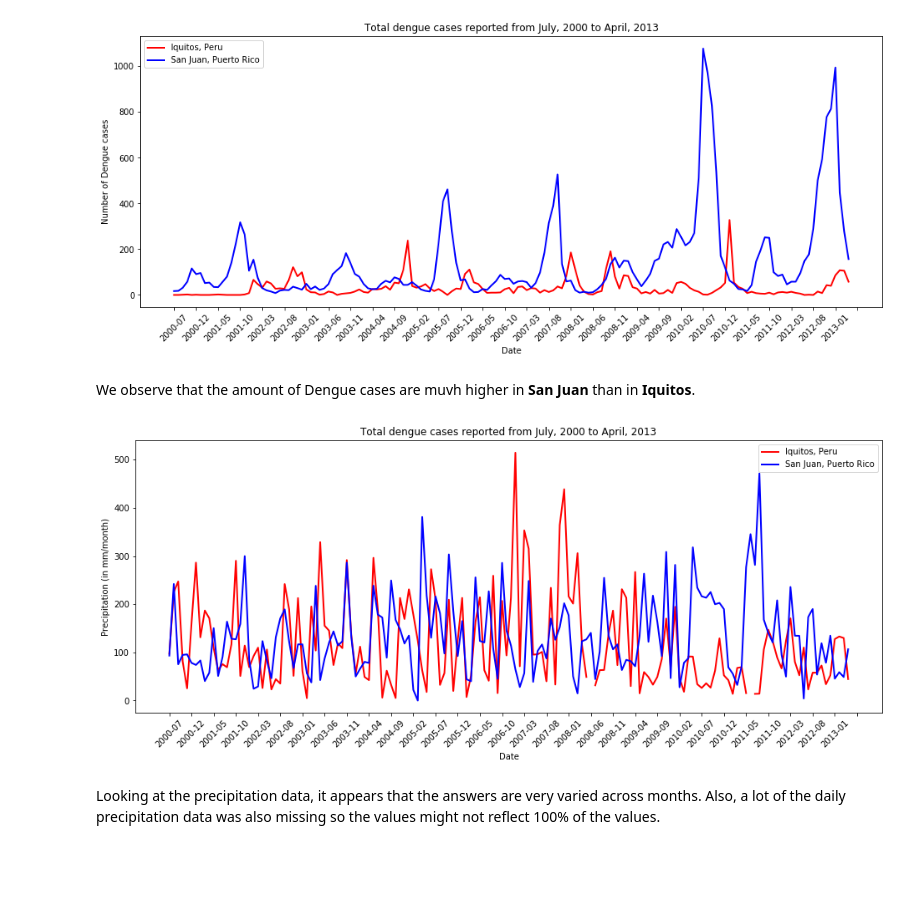
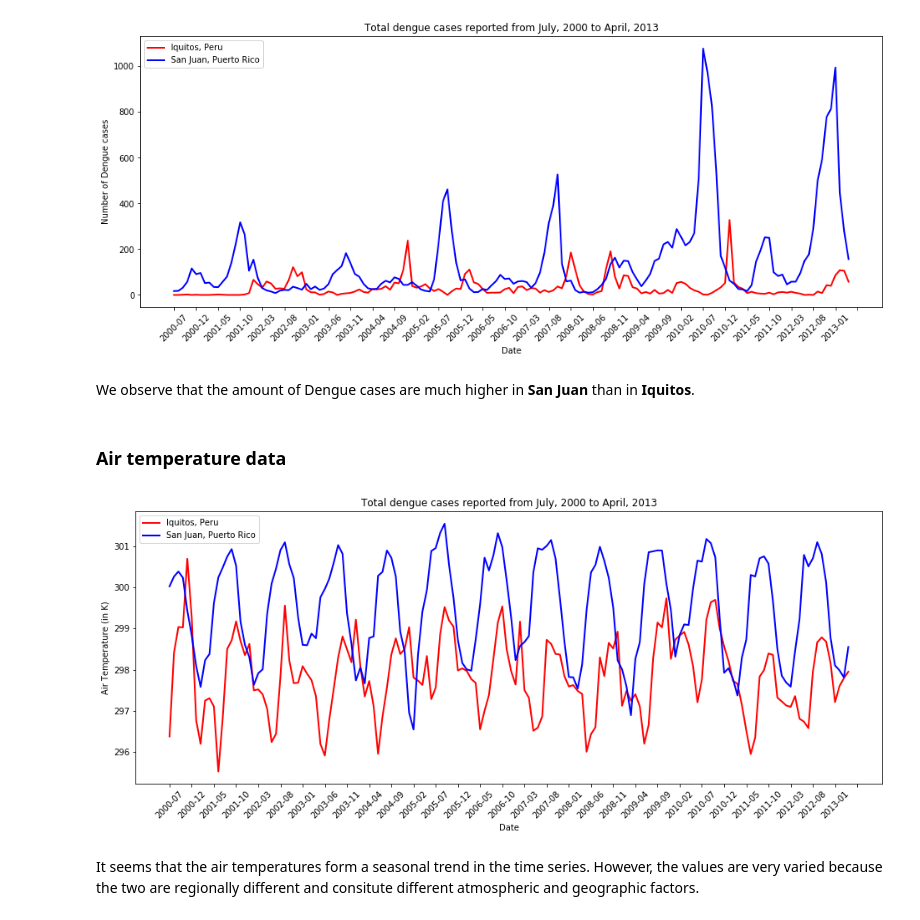
Before and after one commit to ITWSXInformatics/DengueSpreadInformationSystemDSIS, a Jupyter notebook: Data Analysis.ipynb, the cells around one changed output. Drawn from its saved outputs; the diff is of its cells as text; code cells hidden in the pictures; blank space fills up the shorter version.

```diff
--- a/Data Analysis.ipynb
+++ b/Data Analysis.ipynb
@@ -175,20 +176,22 @@ plt.show()
 # %% [output]
 [figure]
 # %% [markdown]
-We observe that the amount of Dengue cases are muvh higher in **San Juan** than in **Iquitos**.
+We observe that the amount of Dengue cases are much higher in **San Juan** than in **Iquitos**.
+# %% [markdown]
+### Air temperature data
 # %%
 plt.figure(figsize = (16, 6))
-plt.plot(limited_iquitos_data['date'], limited_iquitos_data['PRCP'],
+plt.plot(limited_iquitos_data['date'], limited_iquitos_data['air_temperature'],
          color = 'red', linewidth = 2, label = 'Iquitos, Peru')
-plt.plot(limited_san_juan_data['date'], limited_san_juan_data['PRCP'],
+plt.plot(limited_san_juan_data['date'], limited_san_juan_data['air_temperature'],
          color = 'blue', linewidth = 2, label = 'San Juan, Puerto Rico')
 plt.xticks(np.arange(0, 160, 5), rotation = 45)
 plt.xlabel("Date")
-plt.ylabel("Precipitation (in mm/month)")
+plt.ylabel("Air Temperature (in K)")
 plt.title("Total dengue cases reported from July, 2000 to April, 2013")
 plt.legend()
 plt.show()
 # %% [output]
-[figure, old version]
+[figure, new version]
-# %% [markdown]
-Looking at the precipitation data, it appears that the answers are very varied across months. Also, a lot of the daily precipitation data was also missing so the values might not reflect 100% of the values.
+# %% [markdown]
+It seems that the air temperatures form a seasonal trend in the time series. However, the values are very varied because the two are regionally different and consitute different atmospheric and geographic factors.
```
Also changed, not shown: parts of 14 cells of this notebook.
